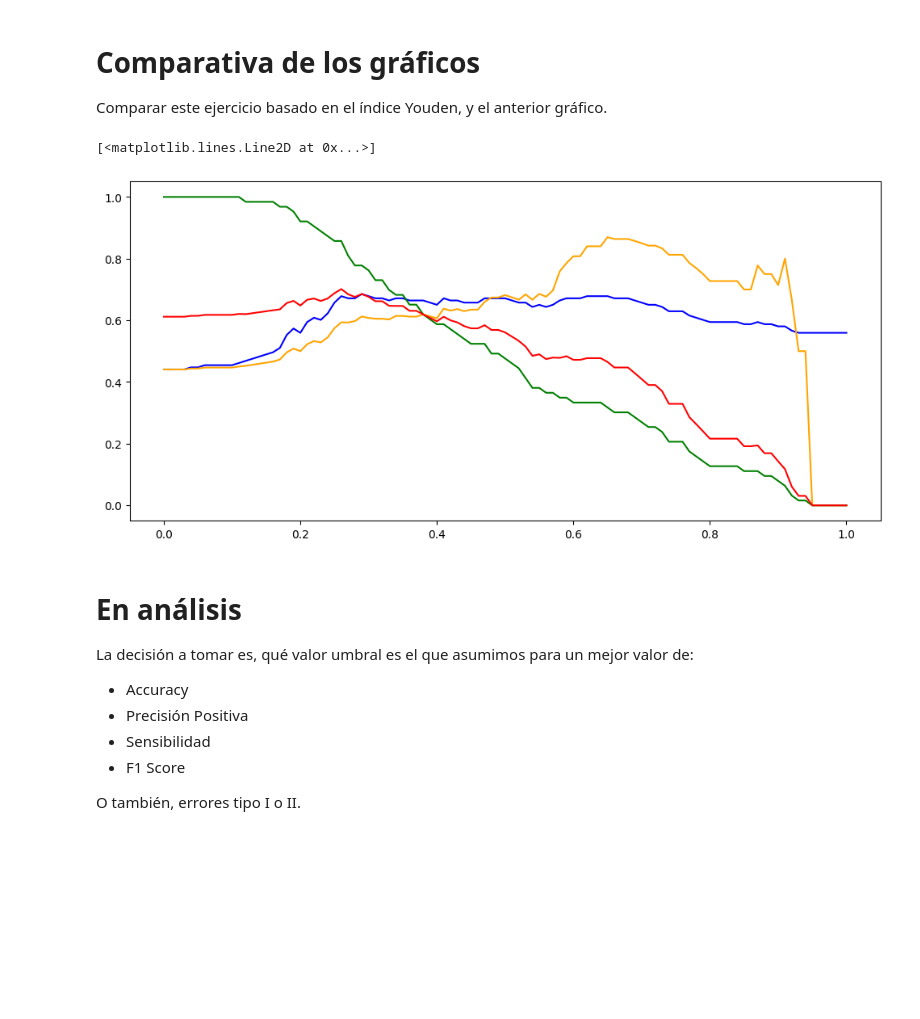
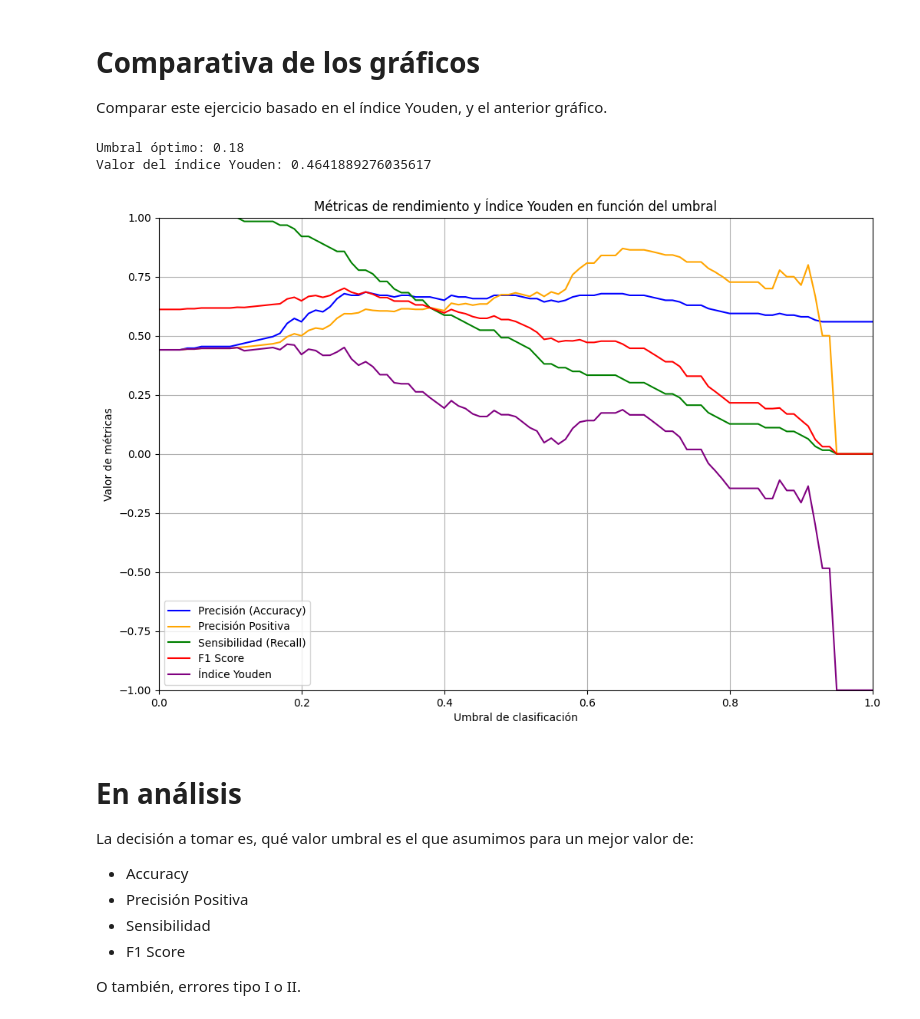
Before and after one commit to mlacasa/Regression, a Jupyter notebook: MatrizDeConfusion.ipynb, the cells around one changed output. Cells and saved outputs as stored; diff of their text form; code cells hidden in the pictures; blank space fills up the shorter version.

```diff
--- a/MatrizDeConfusion.ipynb
+++ b/MatrizDeConfusion.ipynb
@@ -488,19 +500,37 @@ assert len(precisions) == len(thresholds)
 assert len(recalls) == len(thresholds)
 assert len(f1_scores) == len(thresholds)
 assert len(youden_indices) == len(thresholds)
-
-# Graficar métricas e índice Youden en función del umbral
-plt.figure(figsize=(12, 12))
-
-# Gráficos de métricas
-plt.subplot(2, 1, 1)
-plt.plot(thresholds, accuracies, label='Precisión (Accuracy)', color='blue')
-plt.plot(thresholds, precisions, label='Precisión Positiva', color='orange')
-plt.plot(thresholds, recalls, label='Sensibilidad (Recall)', color='green')
-plt.plot(thresholds, f1_scores, label='F1 Score', color='red')
-# %% [output]
-[<matplotlib.lines.Line2D at 0x...>]
-[figure, removed]
+# %%
+# prompt: Graficar métricas e índice Youden en función del umbral
+
+# Encontrar el umbral óptimo (donde el índice Youden es máximo)
+optimal_idx = np.argmax(youden_indices)
+optimal_threshold = thresholds[optimal_idx]
+optimal_youden_value = youden_indices[optimal_idx]
+
+# Imprimir el umbral óptimo y su valor de índice Youden
+print("Umbral óptimo:", optimal_threshold)
+print("Valor del índice Youden:", optimal_youden_value)
+
+# Gráfico de métricas e índice Youden en función del umbral
+plt.figure(figsize=(12, 8))
+plt.plot(thresholds, accuracies, label='Precisión (Accuracy)', color='blue')
+plt.plot(thresholds, precisions, label='Precisión Positiva', color='orange')
+plt.plot(thresholds, recalls, label='Sensibilidad (Recall)', color='green')
+plt.plot(thresholds, f1_scores, label='F1 Score', color='red')
+plt.plot(thresholds, youden_indices, label='Índice Youden', color='purple') # Agregar el índice Youden al gráfico
+plt.title('Métricas de rendimiento y Índice Youden en función del umbral')
+plt.xlabel('Umbral de clasificación')
+plt.ylabel('Valor de métricas')
+plt.xlim(0, 1)
+plt.ylim(-1, 1) # Ajustar el límite inferior para visualizar mejor el índice Youden
+plt.legend()
+plt.grid()
+plt.show()
+# %% [output]
+Umbral óptimo: 0.18
+Valor del índice Youden: 0.4641889276035617
+[figure, added]
 # %% [markdown]
 # En análisis
 
```
Also changed, not shown: parts of 1 cell of this notebook.
